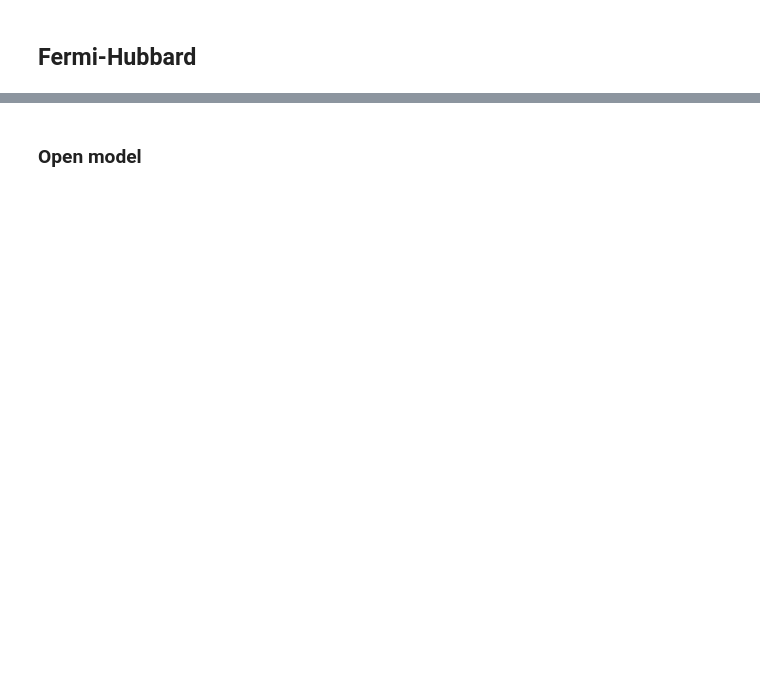
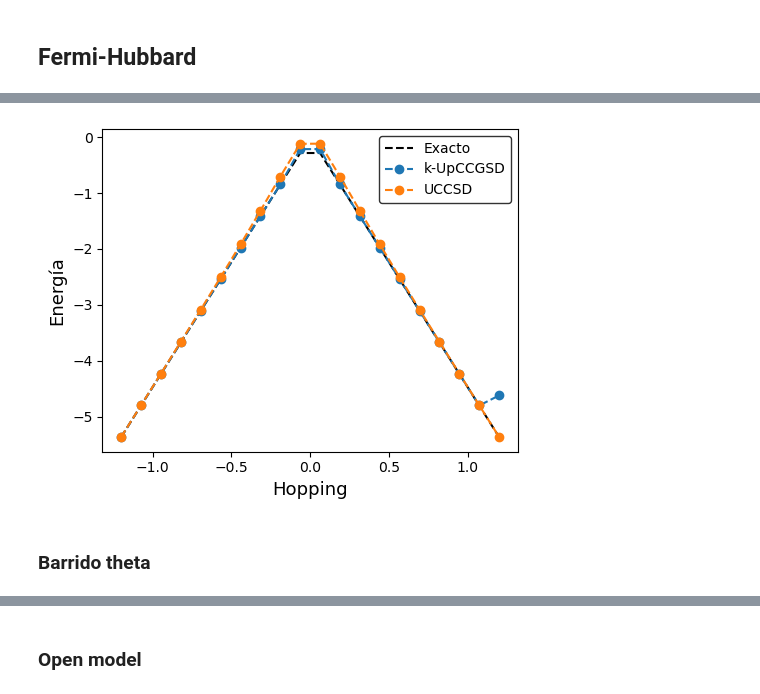
Before and after one commit to javinoram/VqePy, a Jupyter notebook: demos/Hubbard.ipynb, the cells around one changed output, grey strips where cells are left out. Cells and saved outputs as stored; diff of their text form; code cells hidden in the pictures; blank space fills up the shorter version.

```diff
--- a/demos/Hubbard.ipynb
+++ b/demos/Hubbard.ipynb
@@ -41,2 +42,11 @@ def FHExacto(params):
     val, vec = np.linalg.eigh(h.sparse_matrix().toarray())
     return np.sort( val )
+# %%
+params1 = {
+    "sites": 4,  #Numero de sitios 2,4,6
+    "hopping": 0.5, #Este hay que dejarlo fijo
+    "potential": 0, #Este hay que variarlo
+    "pattern": "close" #Este se puede variar <close> o <open>
+}
+
+a = FHExacto(params1)
@@ -44,10 +127,10 @@ def FHExacto(params):
 ## Fermi-Hubbard
 # %%
 params1 = {
-    "sites": 6,  #Numero de sitios 2,4,6
-    "hopping": 1, #Este hay que dejarlo fijo
-    "potential": 2, #Este hay que variarlo
-    "pattern": "close" #Este se puede variar <close> o <open>
+    "sites": 3,  #Numero de sitios 2,4,6
+    "hopping": 0.5, #Este hay que dejarlo fijo
+    "potential": 0.0, #Este hay que variarlo
+    "pattern": "open" #Este se puede variar <close> o <open>
 }
 
 hubbard_chain1 = vqe_fermihubbard(params1)
@@ -54,0 +140,13 @@ hubbard_chain1.set_group_characteristics()
+# %%
+hopping = np.linspace(-1.2,1.2,20)
+exacto = []
+for t in hopping:
+    params1 = {
+        "sites": 4,  #Numero de sitios 2,4,6
+        "hopping": t, #Este hay que dejarlo fijo
+        "potential": 0.0, #Este hay que variarlo
+        "pattern": "open" #Este se puede variar <close> o <open>
+    }
+
+    ee = FHExacto(params1)
+    exacto.append(ee[0])
@@ -54,0 +268,16 @@ hubbard_chain1.set_group_characteristics()
+# %%
+fig, ax = plt.subplots(1, 1, figsize=(5,4),)
+ax.set_xlabel("Hopping", fontsize=13)
+ax.set_ylabel("Energía", fontsize=13)
+
+ax.plot(hopping, exacto, color="black", ls="dashed", label="Exacto")
+ax.plot(hopping, valores_kup, marker='o', ls="dashed", label="k-UpCCGSD")
+ax.plot(hopping, valores_ucc, marker='o', ls="dashed", label="UCCSD")
+
+ax.legend(loc="upper right", fontsize='medium',frameon=True, edgecolor='k', ncol=1)
+fig.tight_layout()
+plt.show()
+# %% [output]
+[figure, added]
+# %% [markdown]
+### Barrido theta
```
Also changed, not shown: parts of 21 cells of this notebook, 15 other files.
